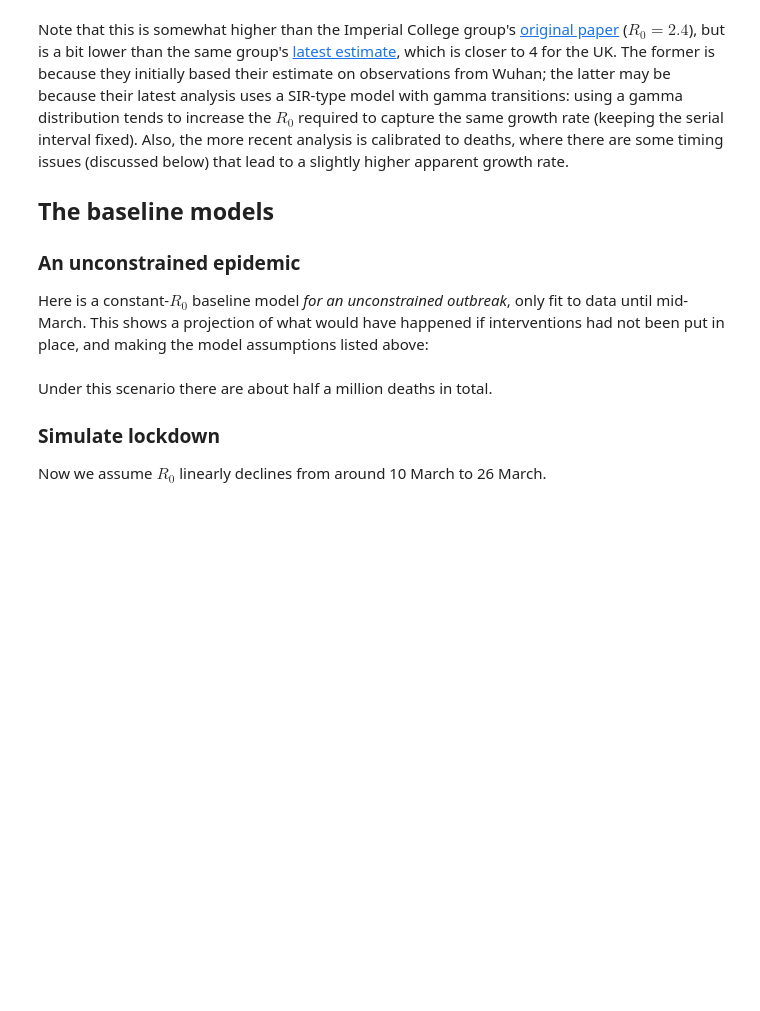
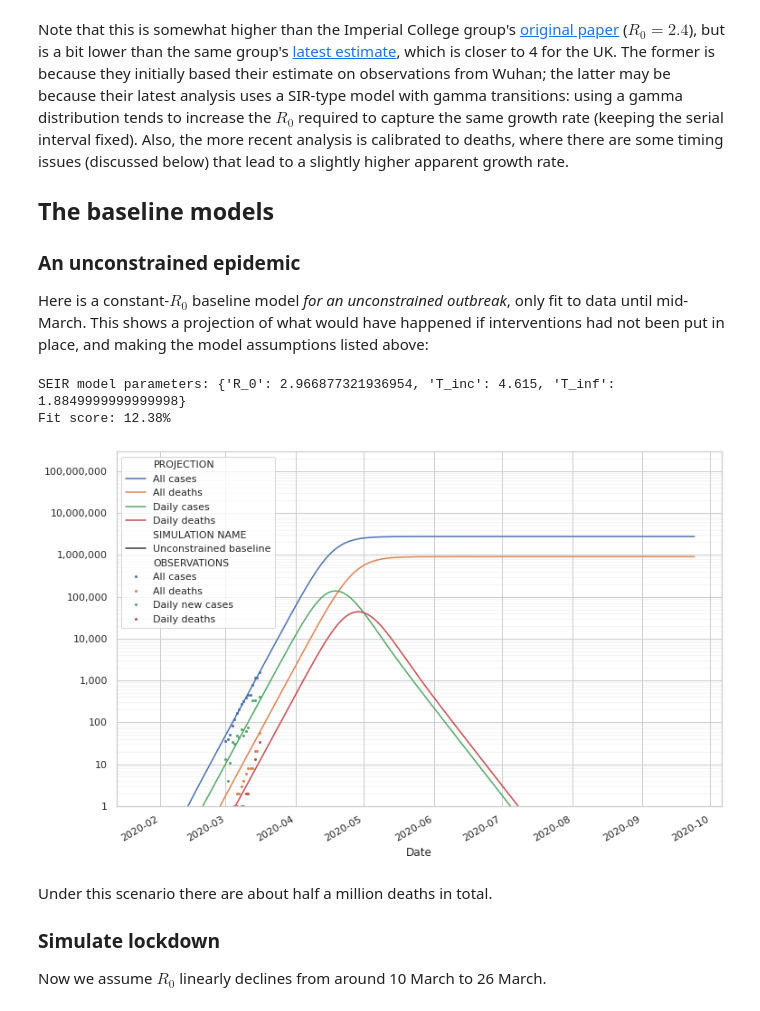
Before and after one commit to Sen-R/covid-19-modelling, a Jupyter notebook: Covid-19 SEIR Model.ipynb, the cells around one changed output. Saved outputs shown, nothing was run; the diff lists cells and outputs as text; code cells hidden in the pictures; blank space fills up the shorter version.

Commit message:
Refactored scoring functions to return score

```diff
--- a/Covid-19 SEIR Model.ipynb
+++ b/Covid-19 SEIR Model.ipynb
@@ -125,23 +132,28 @@ Here is a constant-$R_0$ baseline model *for an unconstrained outbreak*, only fi
 # %%
 SEIR_parameters = SEIRModel.calibrate_parameters(0.26, 6.5, 0.71)
 SEIRObs_parameters = {'f_cdr':0.044, 'f_cfr':0.33,
                       'cv_detect':1/3, 'T_detect':11,
                       'cv_resolve':1/3, 'T_resolve':9,
                       'cv_death':1/5, 'T_death':10,
                       'early_growth_rate':0.26,
                       'mean_generation_time':6.5,
                       'lat_fraction':0.71,
                       'initial_state':SEIR.make_state(S=6.64e7, I=1)}
 print('SEIR model parameters:', SEIR_parameters)
 unc_model = SEIRObsModel(start_date='2020/02/01', **SEIRObs_parameters)
-unc_model.fit(ts['All cases'][ts['phase']=='unrestricted'],
-                 ts['All recovered'][ts['phase']=='unrestricted'],
-                 ts['All deaths'][ts['phase']=='unrestricted'],
-                 2*365//3, weights=[1., 0., 0.])
+score = unc_model.fit_score(ts['All cases'][ts['phase']=='unrestricted'],
+                            ts['All recovered'][ts['phase']=='unrestricted'],
+                            ts['All deaths'][ts['phase']=='unrestricted'],
+                            2*365//3, weights=[1., 0., 0.])
+print('Fit score: {:0.2%}'.format(score))
 sim_baseline = unc_model.predict(2*365//3)
 sim_baseline.to_csv('simdata/sim-baseline-parameters.csv')
 plot_simulations({'Unconstrained baseline': sim_baseline},
                  ts[ts.phase=='unrestricted']);
+# %% [output]
+SEIR model parameters: {'R_0': 2.966877321936954, 'T_inc': 4.615, 'T_inf': 1.8849999999999998}
+Fit score: 12.38%
+[figure, added]
 # %% [markdown]
 Under this scenario there are about half a million deaths in total.
 
```
Also changed, not shown: parts of 5 cells of this notebook, 1 other file.
